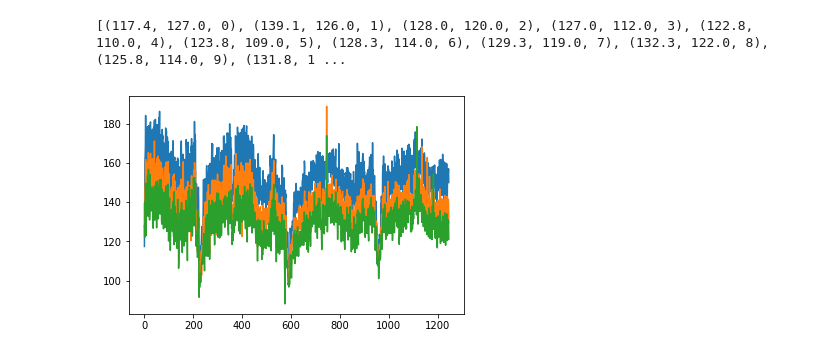
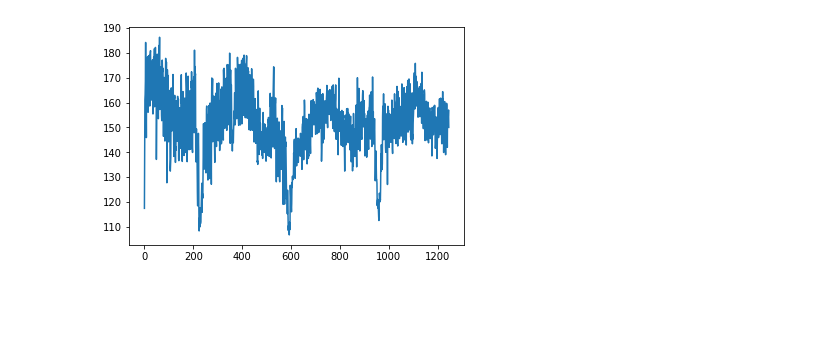
Before and after one commit to Cobrijani/prescient, a Jupyter notebook: src/notebooks/PowerSupply.ipynb, the cells around one changed output. Saved outputs shown, nothing was run; the diff lists cells and outputs as text; code cells hidden in the pictures; blank space fills up the shorter version.

Commit message:
added dates to data and converted to series with initial arima

```diff
--- a/src/notebooks/PowerSupply.ipynb
+++ b/src/notebooks/PowerSupply.ipynb
@@ -7,24 +11,20 @@ import numpy as np
 # %%
 data, meta = util.read_arf('powersupply.arff');
 
 data = list(map(lambda x: (x[0], x[1], int(x[2])), data))
 
-dates = pd.date_range('1995-01-01', '1998-12-31', freq='H')
+#dates = pd.date_range('1995-01-01', '1998-12-31', freq='H')
 
 
 
+x = list(filter(lambda x: int(x[2]) == 0, data))
 
-print(dates[1].hour)
 
-x = list(filter(lambda x: int(x[2]) == 0, data))
-y = list(filter(lambda x: int(x[2]) == 1, data))
-z = list(filter(lambda x: int(x[2]) == 2, data))
+dates = pd.date_range('1995-01-01', periods=len(x))
+
 
 plt.plot([i for i,d in enumerate(x)], [d[0] for d in x])
-plt.plot([i for i, d in enumerate(y)], [d[0] for d in y])
-plt.plot([i for i, d in enumerate(z)], [d[0] for d in z])
 
 plt.show()
 # %% [output]
-[(117.4, 127.0, 0), (139.1, 126.0, 1), (128.0, 120.0, 2), (127.0, 112.0, 3), (122.8, 110.0, 4), (123.8, 109.0, 5), (128.3, 114.0, 6), (129.3, 119.0, 7), (132.3, 122.0, 8), (125.8, 114.0, 9), (131.8, 1 ...
-[figure, old version]
+[figure, new version]
```
Also changed, not shown: parts of 5 cells of this notebook.
